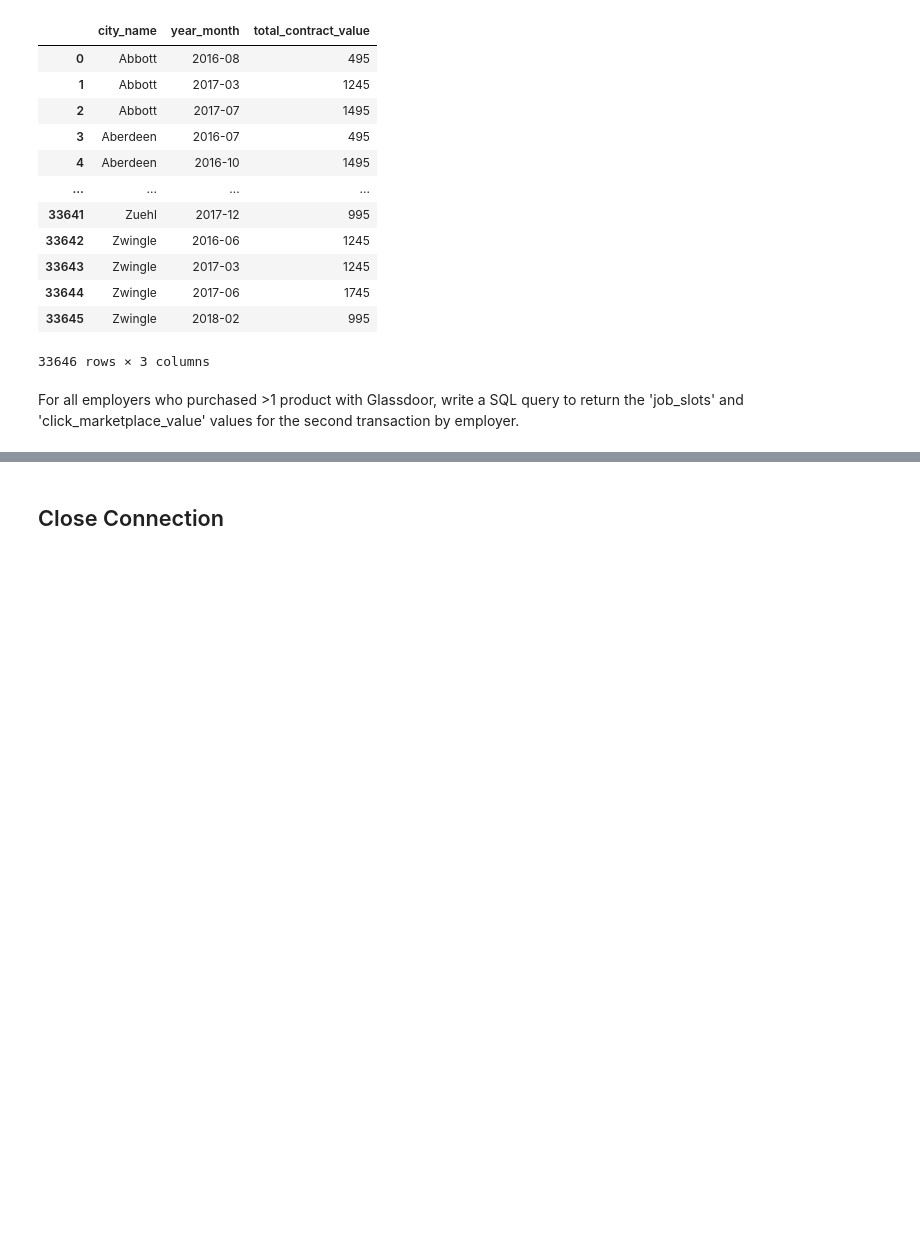
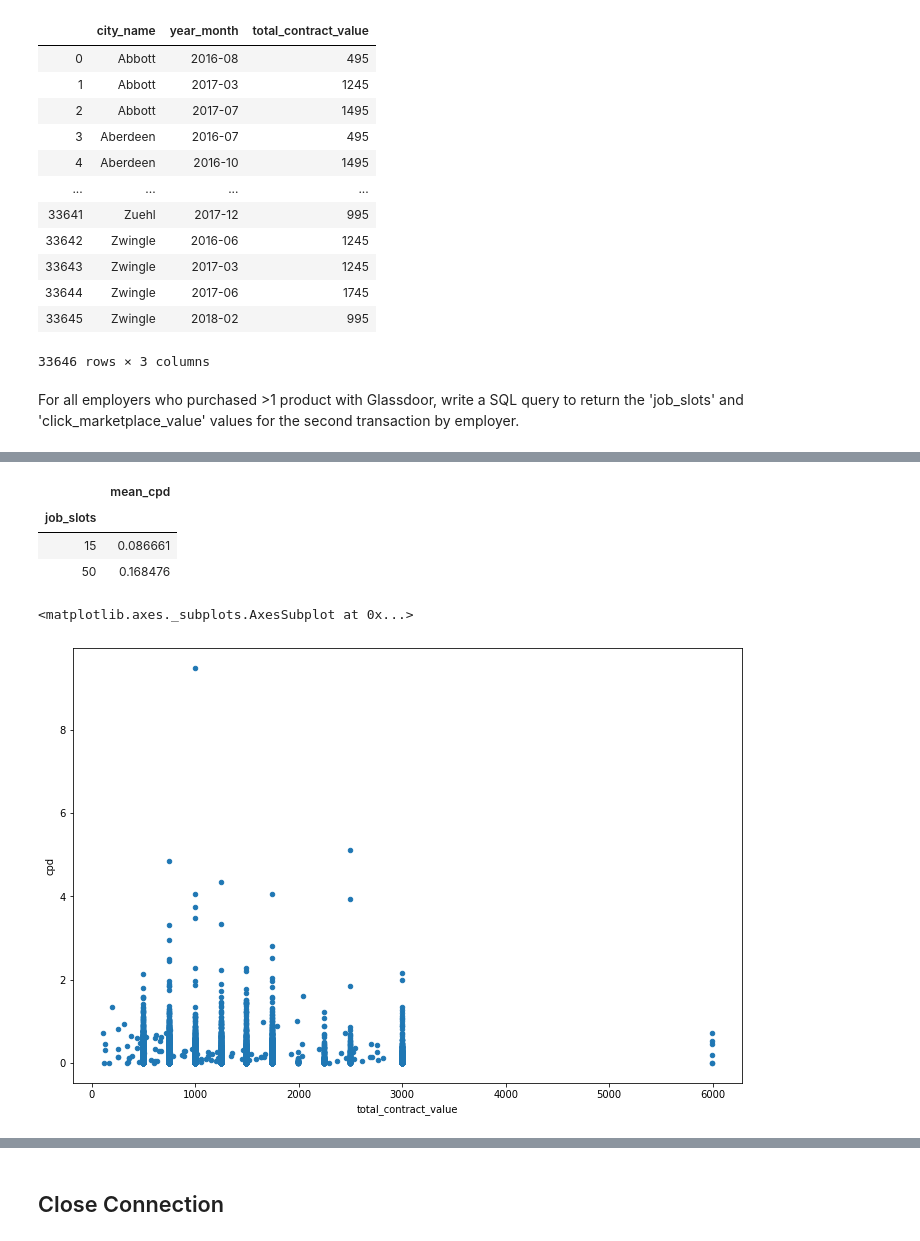
Before and after one commit to ichbinallen/pyrexwindow, a Jupyter notebook: notebooks/Assignment.ipynb, the cells around one changed output, grey strips where cells are left out. Saved outputs shown, nothing was run; the diff lists cells and outputs as text; code cells hidden in the pictures; blank space fills up the shorter version.

```diff
--- a/notebooks/Assignment.ipynb
+++ b/notebooks/Assignment.ipynb
@@ -127,0 +166,12 @@ sqlite3.sqlite_version
+# %%
+sp.groupby('job_slots').agg(mean_cpd = ('cpd', 'mean'))
+# %% [output]
+|  | mean_cpd |
+| job_slots |  |
+| 15 | 0.086661 |
+| 50 | 0.168476 |
+# %%
+sp.plot.scatter(x='total_contract_value', y='cpd', figsize=figsize)
+# %% [output]
+<matplotlib.axes._subplots.AxesSubplot at 0x...>
+[figure, added]
```
Also changed, not shown: parts of 15 cells of this notebook.
